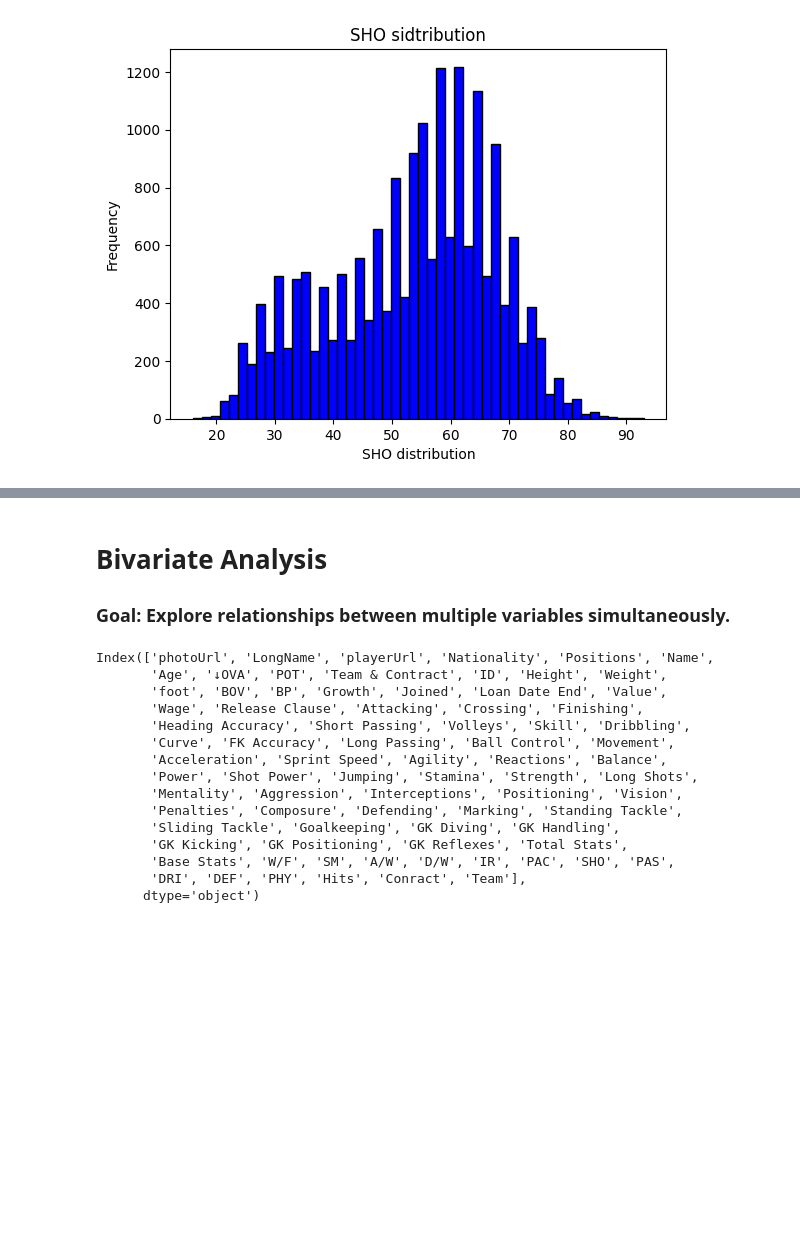
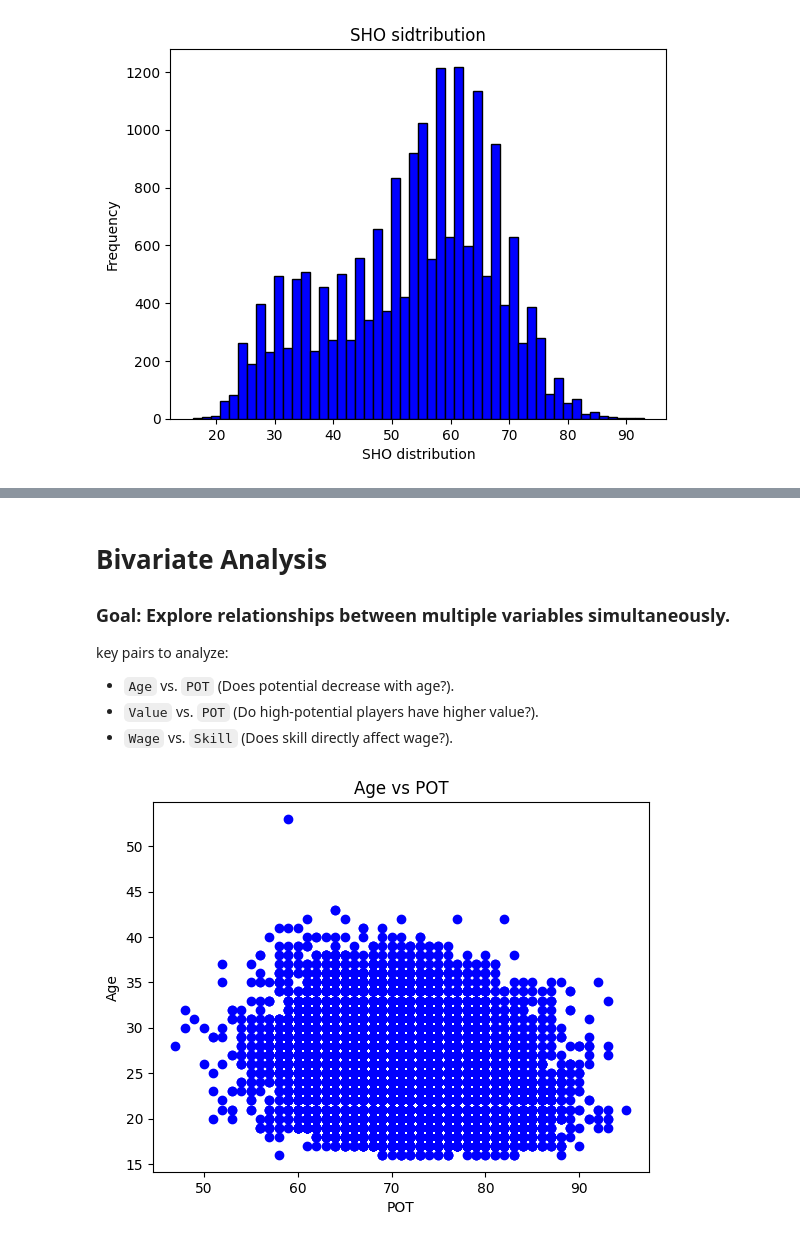
Before and after one commit to ayoub22222222/Data_Cleaning_project, a Jupyter notebook: notebook/fifa21_EDA.ipynb, the cells around one changed output, grey strips where cells are left out. Cells and saved outputs as stored; diff of their text form; code cells hidden in the pictures; blank space fills up the shorter version.

```diff
--- a/notebook/fifa21_EDA.ipynb
+++ b/notebook/fifa21_EDA.ipynb
@@ -372,21 +419,16 @@ plt.show()
 # %% [markdown]
 # Bivariate Analysis
 ### **Goal:** Explore relationships between multiple variables simultaneously.
+key pairs to analyze:
+- `Age` vs. `POT` (Does potential decrease with age?).
+- `Value` vs. `POT` (Do high-potential players have higher value?).
+- `Wage` vs. `Skill` (Does skill directly affect wage?).
-# %%
-df.columns
-# %% [output]
-Index(['photoUrl', 'LongName', 'playerUrl', 'Nationality', 'Positions', 'Name',
-       'Age', '↓OVA', 'POT', 'Team & Contract', 'ID', 'Height', 'Weight',
-       'foot', 'BOV', 'BP', 'Growth', 'Joined', 'Loan Date End', 'Value',
-       'Wage', 'Release Clause', 'Attacking', 'Crossing', 'Finishing',
-       'Heading Accuracy', 'Short Passing', 'Volleys', 'Skill', 'Dribbling',
-       'Curve', 'FK Accuracy', 'Long Passing', 'Ball Control', 'Movement',
-       'Acceleration', 'Sprint Speed', 'Agility', 'Reactions', 'Balance',
-       'Power', 'Shot Power', 'Jumping', 'Stamina', 'Strength', 'Long Shots',
-       'Mentality', 'Aggression', 'Interceptions', 'Positioning', 'Vision',
-       'Penalties', 'Composure', 'Defending', 'Marking', 'Standing Tackle',
-       'Sliding Tackle', 'Goalkeeping', 'GK Diving', 'GK Handling',
-       'GK Kicking', 'GK Positioning', 'GK Reflexes', 'Total Stats',
-       'Base Stats', 'W/F', 'SM', 'A/W', 'D/W', 'IR', 'PAC', 'SHO', 'PAS',
-       'DRI', 'DEF', 'PHY', 'Hits', 'Conract', 'Team'],
-      dtype='object')
+# %%
+# we will use scatter plott to figureout the relationships between (POT, Value, Age, Skill and Wage)
+plt.scatter(df['POT'], df['Age'], color='blue')
+plt.title("Age vs POT")
+plt.xlabel("POT")
+plt.ylabel("Age")
+plt.show()
+# %% [output]
+[figure, added]
```
Also changed, not shown: parts of 9 cells of this notebook.
